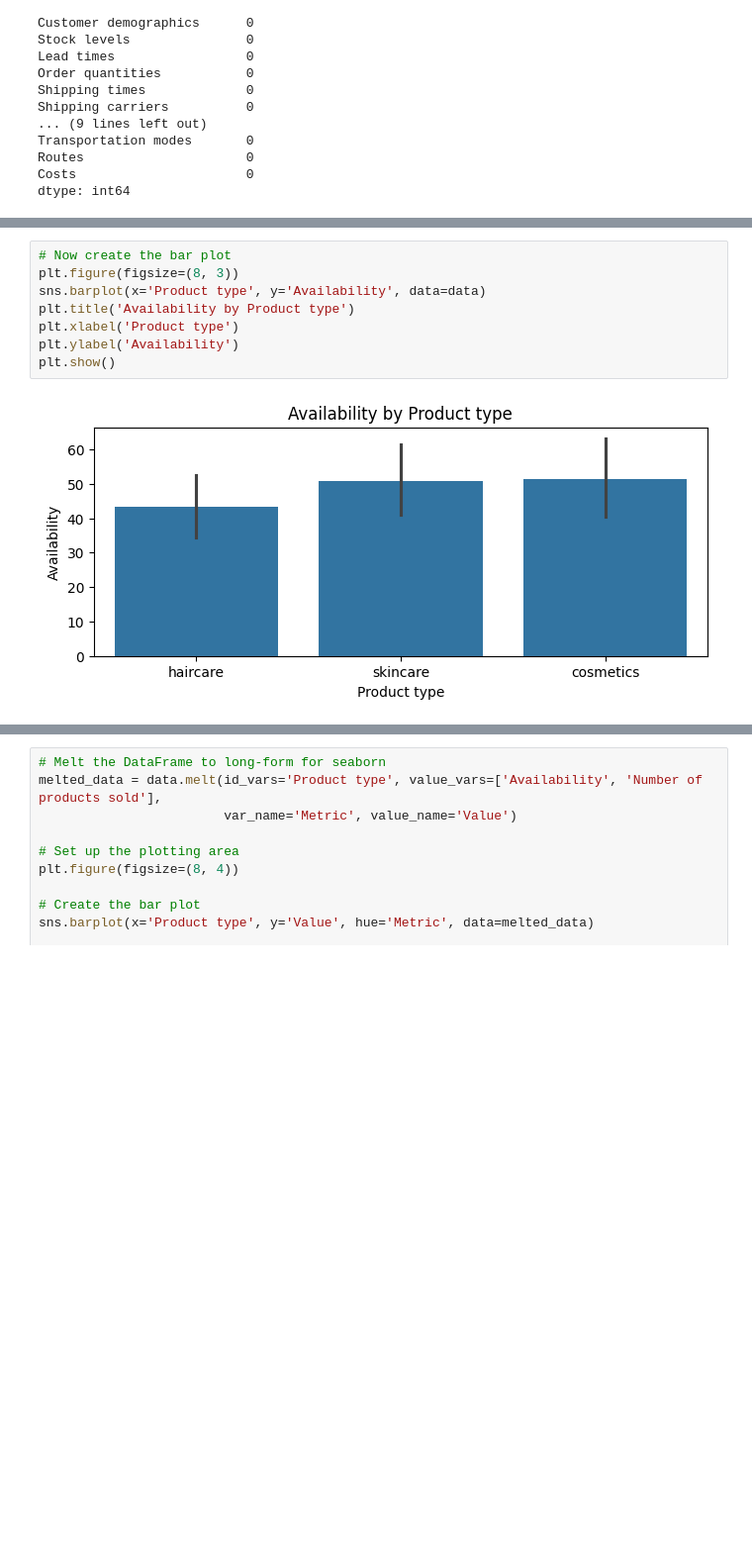
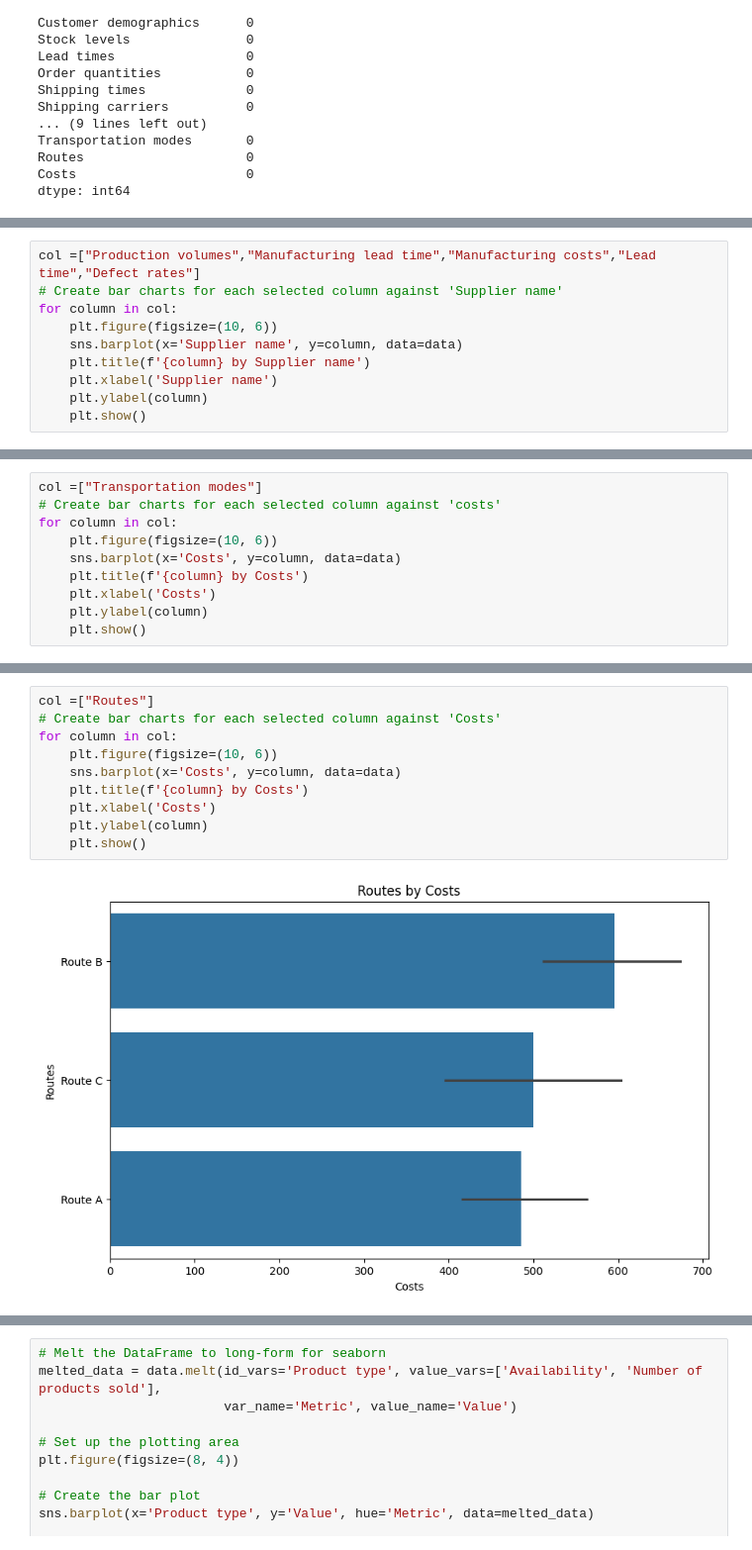
Before and after one commit to Gowtham933/Supply-chain-Data-Analysis-Project, a Jupyter notebook: Supply chain data analysis.ipynb, the cells around one changed output, grey strips where cells are left out. Shown at 99% size. Saved outputs shown, nothing was run; the diff lists cells and outputs as text; blank space fills up the shorter version.

```diff
--- a/Supply chain data analysis.ipynb
+++ b/Supply chain data analysis.ipynb
@@ -116,0 +206,10 @@ plt.show()
+# %%
+col =["Production volumes","Manufacturing lead time","Manufacturing costs","Lead time","Defect rates"]
+# Create bar charts for each selected column against 'Supplier name'
+for column in col:
+    plt.figure(figsize=(10, 6))
+    sns.barplot(x='Supplier name', y=column, data=data)
+    plt.title(f'{column} by Supplier name')
+    plt.xlabel('Supplier name')
+    plt.ylabel(column)
+    plt.show()
@@ -116,0 +222,10 @@ plt.show()
+# %%
+col =["Transportation modes"]
+# Create bar charts for each selected column against 'costs'
+for column in col:
+    plt.figure(figsize=(10, 6))
+    sns.barplot(x='Costs', y=column, data=data)
+    plt.title(f'{column} by Costs')
+    plt.xlabel('Costs')
+    plt.ylabel(column)
+    plt.show()
@@ -117,10 +234,12 @@ plt.show()
 # %%
-# Now create the bar plot
-plt.figure(figsize=(8, 3))
-sns.barplot(x='Product type', y='Availability', data=data)
-plt.title('Availability by Product type')
-plt.xlabel('Product type')
-plt.ylabel('Availability')
-plt.show()
+col =["Routes"]
+# Create bar charts for each selected column against 'Costs'
+for column in col:
+    plt.figure(figsize=(10, 6))
+    sns.barplot(x='Costs', y=column, data=data)
+    plt.title(f'{column} by Costs')
+    plt.xlabel('Costs')
+    plt.ylabel(column)
+    plt.show()
 # %% [output]
-[figure, old version]
+[figure, new version]
```
Also changed, not shown: parts of 23 cells of this notebook.
